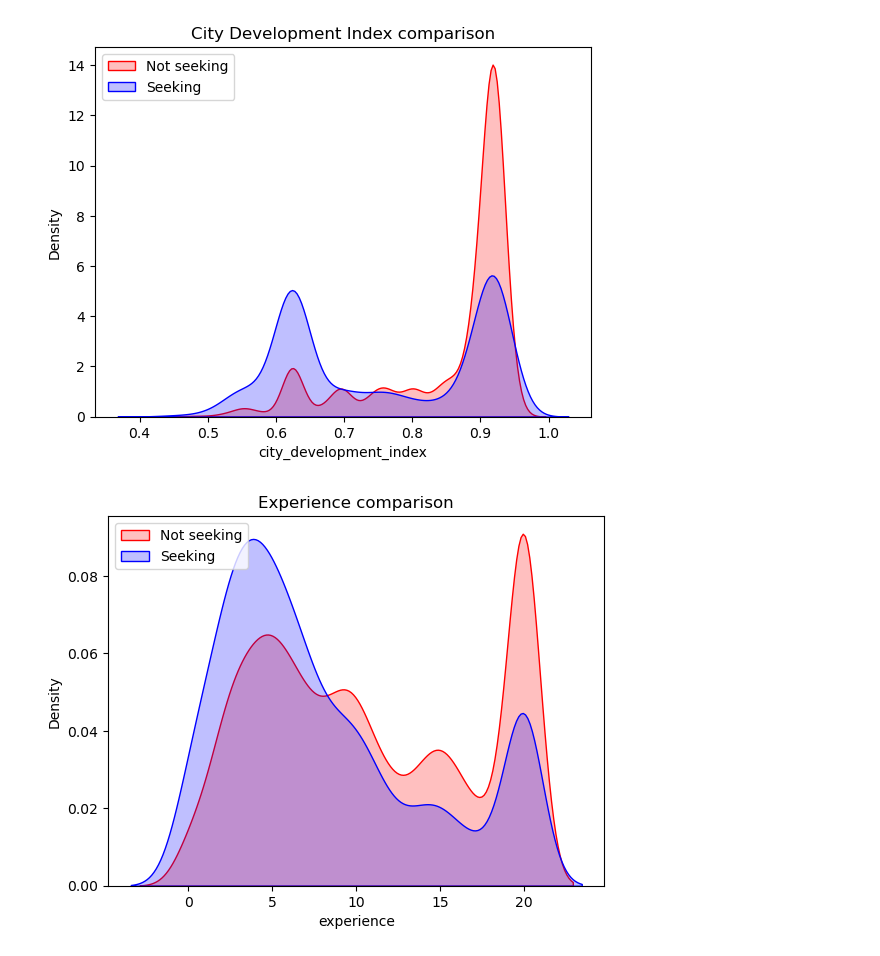
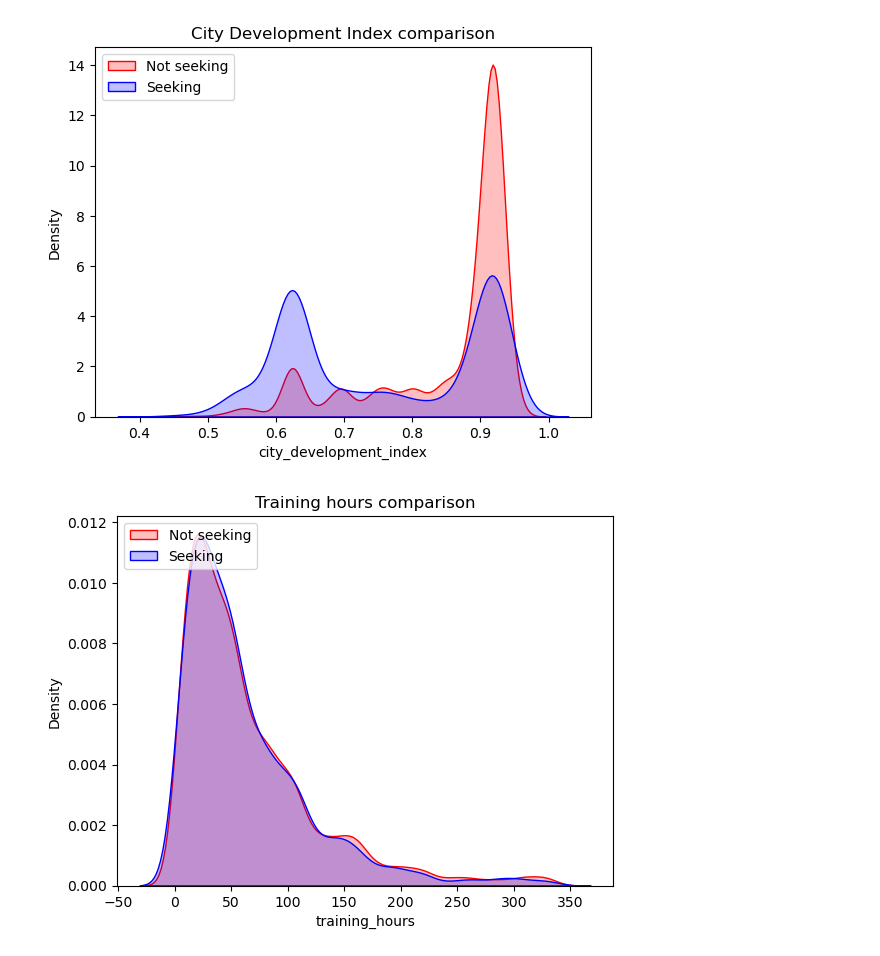
Before and after one commit to fachri34/Final-Project-Data-Science, a Jupyter notebook: PreprocessFinpro.ipynb, the cells around one changed output. Drawn from its saved outputs; the diff is of its cells as text; code cells hidden in the pictures.

```diff
--- a/EDAFinpro.ipynb
+++ b/PreprocessFinpro.ipynb
@@ -257,10 +257,10 @@ plt.show()
 # %% [output]
 [figure]
 # %%
-fig = sns.kdeplot(df0['experience'] , fill=True, color="r")
-fig = sns.kdeplot(df1['experience'], fill=True, color="b")
-plt.title('Experience comparison')
+fig = sns.kdeplot(df0['training_hours'] , fill=True, color="r")
+fig = sns.kdeplot(df1['training_hours'], fill=True, color="b")
+plt.title('Training hours comparison')
 plt.legend(labels=('Not seeking','Seeking'), loc='upper left')
 plt.show()
 # %% [output]
-[figure, old version]
+[figure, new version]
```
Also changed, not shown: parts of 5 cells of this notebook, 1 other file.
